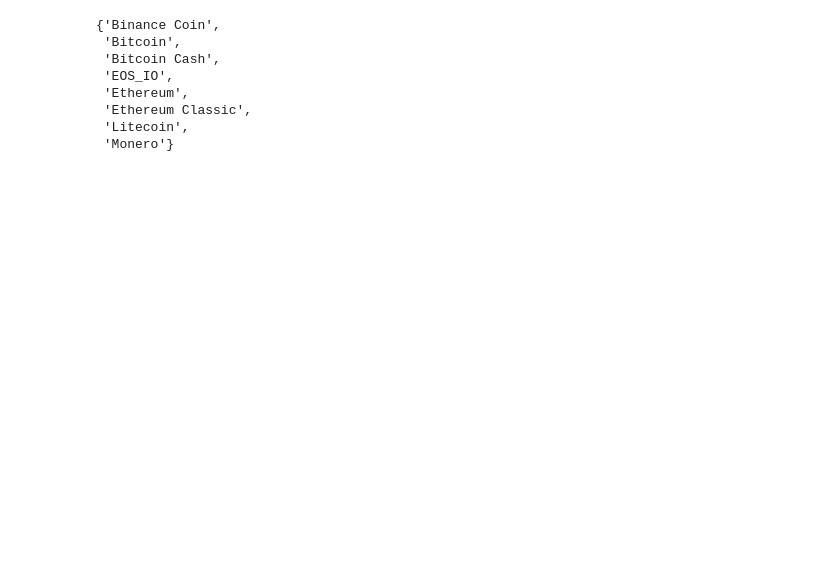
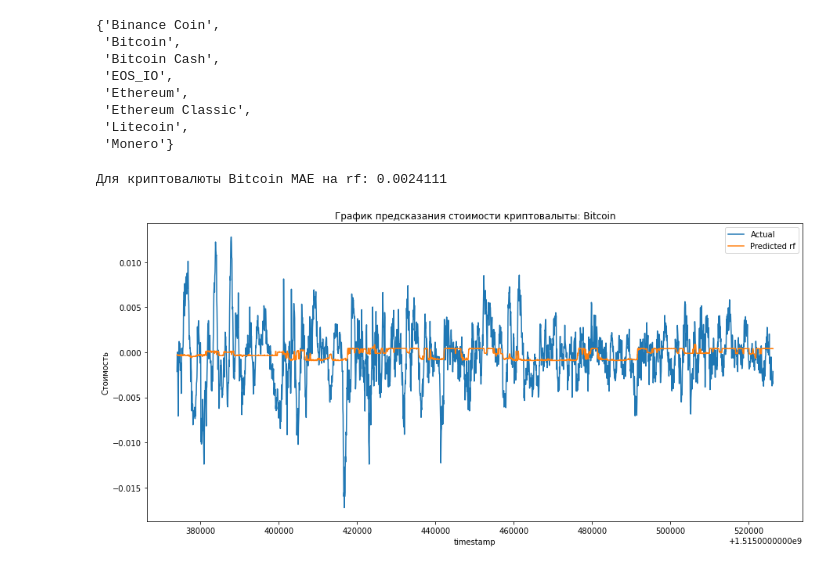
Before and after one commit to paskag/G_Research_Crypto_Forecast, a Jupyter notebook: machine_learning/Crypto_project.ipynb, the cells around one changed output. Saved outputs shown, nothing was run; the diff lists cells and outputs as text; code cells hidden in the pictures; blank space fills up the shorter version.

```diff
--- a/machine_learning/Crypto_project.ipynb
+++ b/machine_learning/Crypto_project.ipynb
@@ -37,6 +39,15 @@ names
  'Ethereum Classic',
  'Litecoin',
  'Monero'}
+# %%
+name = "Bitcoin"
+X_train, X_valid, y_train, y_valid = train_test_split(name, df_without_null_scaled)
+model = train_rf(name, X_train, y_train)
+save_model(name, "rf", model)
+visualization(name, df_without_null_scaled, "rf")
+# %% [output]
+Для криптовалюты Bitcoin MAE на rf: 0.0024111
+[figure, added]
 # %%
 %%time
 for name in names:
```
Also changed, not shown: parts of 3 cells of this notebook, 23 other files.
